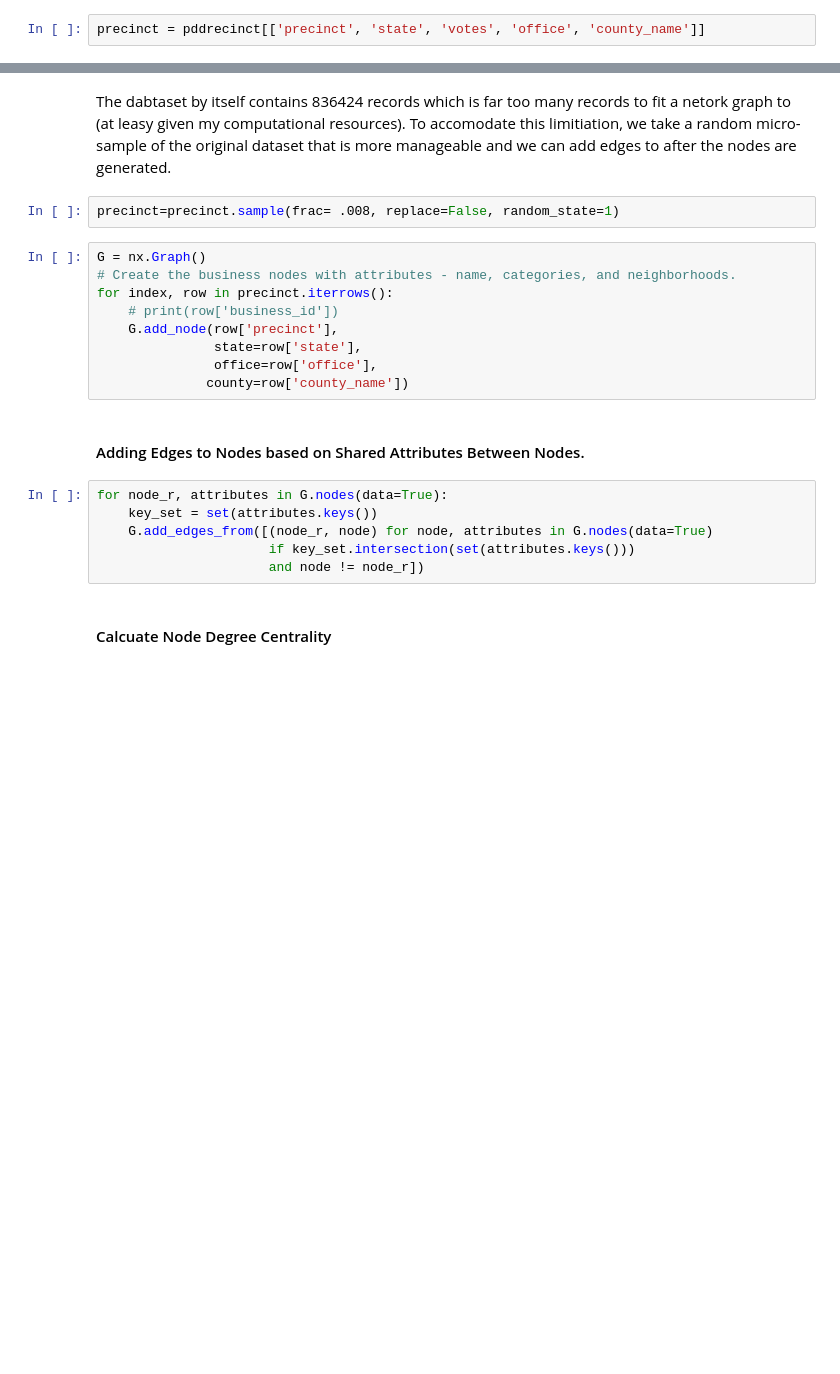
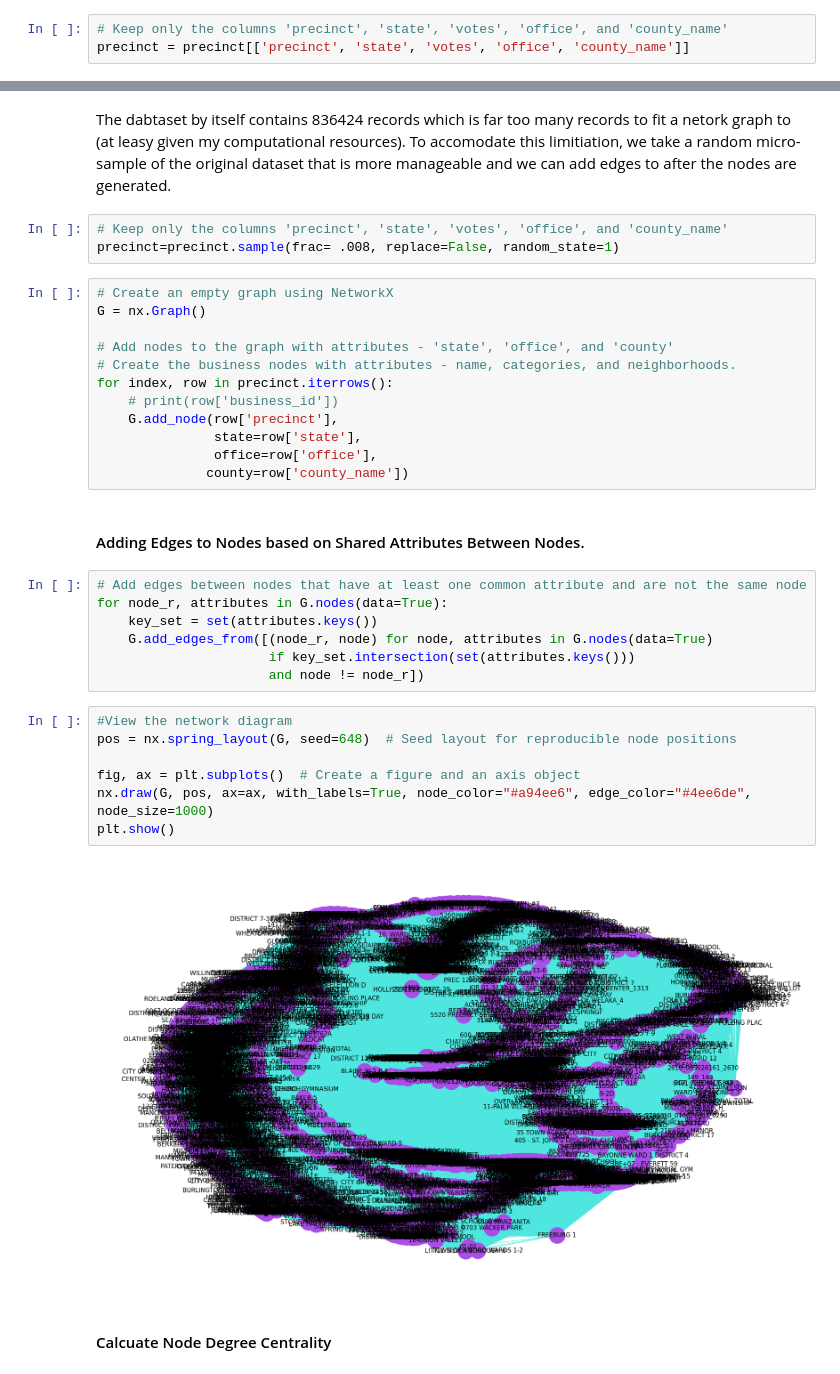
Before and after one commit to BeshkiaKvarnstrom/DATA-620-Web-Analytics-Assignments, a Jupyter notebook: DATA-620-Project_1-BeshkiaKvarnstrom_GCastellanos.ipynb, the cells around one changed output, grey strips where cells are left out. Saved outputs shown, nothing was run; the diff lists cells and outputs as text; blank space fills up the shorter version.

```diff
--- a/DATA-620-Project_1-BeshkiaKvarnstrom_GCastellanos.ipynb
+++ b/DATA-620-Project_1-BeshkiaKvarnstrom_GCastellanos.ipynb
@@ -63,15 +76,20 @@ A lot of variables in the dataset are either redundant or provide extraneous inf
 # %% [markdown]
 #### Select the columns that we want
 # %%
-precinct = pddrecinct[['precinct', 'state', 'votes', 'office', 'county_name']]
+# Keep only the columns 'precinct', 'state', 'votes', 'office', and 'county_name'
+precinct = precinct[['precinct', 'state', 'votes', 'office', 'county_name']]
 # %% [markdown]
 #### Creating a Network Graph
 # %% [markdown]
 The dabtaset by itself contains 836424 records which is far too many records to fit a netork graph to (at leasy given my computational resources). To accomodate this limitiation, we take a random micro-sample of the original dataset that is more manageable and we can add edges to after the nodes are generated.
 # %%
+# Keep only the columns 'precinct', 'state', 'votes', 'office', and 'county_name'
 precinct=precinct.sample(frac= .008, replace=False, random_state=1)
 # %%
+# Create an empty graph using NetworkX
 G = nx.Graph()
+
+# Add nodes to the graph with attributes - 'state', 'office', and 'county'
 # Create the business nodes with attributes - name, categories, and neighborhoods.
 for index, row in precinct.iterrows():
     # print(row['business_id'])
@@ -82,11 +100,21 @@ for index, row in precinct.iterrows():
 # %% [markdown]
 #### Adding Edges to Nodes based on Shared Attributes Between Nodes.
 # %%
+# Add edges between nodes that have at least one common attribute and are not the same node
 for node_r, attributes in G.nodes(data=True):
     key_set = set(attributes.keys())
     G.add_edges_from([(node_r, node) for node, attributes in G.nodes(data=True)
                       if key_set.intersection(set(attributes.keys()))
                       and node != node_r])
+# %%
+#View the network diagram
+pos = nx.spring_layout(G, seed=648)  # Seed layout for reproducible node positions
+
+fig, ax = plt.subplots()  # Create a figure and an axis object
+nx.draw(G, pos, ax=ax, with_labels=True, node_color="#a94ee6", edge_color="#4ee6de", node_size=1000)
+plt.show()
+# %% [output]
+[figure, added]
 # %% [markdown]
 #### Calcuate Node Degree Centrality
 # %%
```
Also changed, not shown: parts of 10 cells of this notebook.
